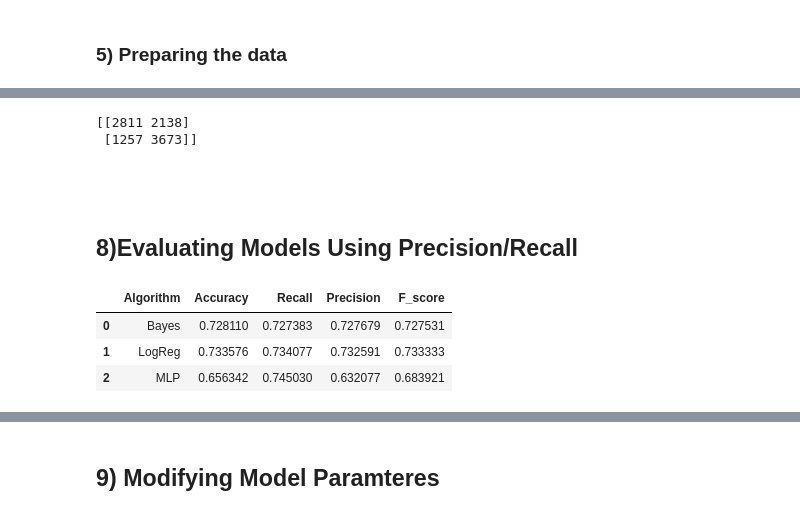
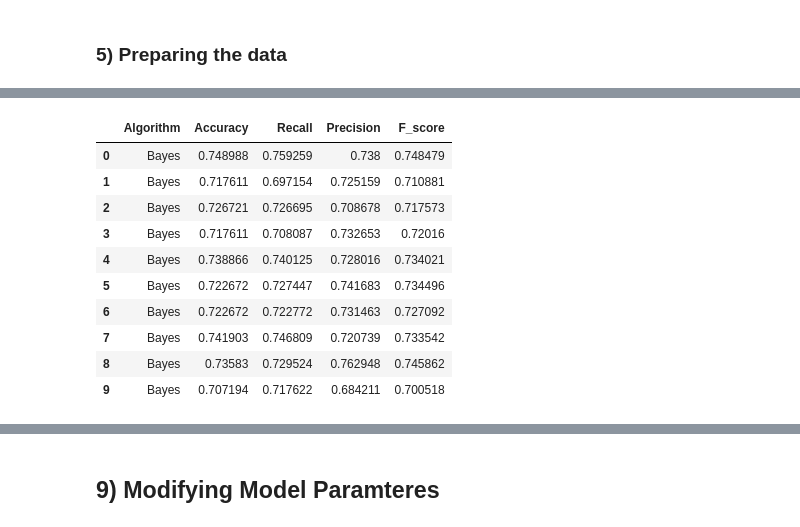
Before and after one commit to Asabe041/devoir1CSI4506, a Jupyter notebook: LeagueOfLegendsMLNoteBook.ipynb, the cells around one changed output, grey strips where cells are left out. Saved outputs shown, nothing was run; the diff lists cells and outputs as text; code cells hidden in the pictures.

```diff
--- a/LeagueOfLegendsMLNoteBook.ipynb
+++ b/LeagueOfLegendsMLNoteBook.ipynb
@@ -537,5 +534,36 @@ def get_metrics(algorithm, y_test, y_pred):
 # %%
 gnb = GaussianNB()
-predictedNB = cross_val_predict(gnb, features, target, cv=cv, n_jobs=1)
+LR = LogisticRegression()
+MLP = MLPClassifier()
+#setting up new table
+modelsGNB = pd.DataFrame(columns=['Algorithm', 'Accuracy', 'Recall', 'Precision', 'F_score'])
+#setting up new table
+modelsLR = pd.DataFrame(columns=['Algorithm', 'Accuracy', 'Recall', 'Precision', 'F_score'])
+#setting up new table
+modelsMLP = pd.DataFrame(columns=['Algorithm', 'Accuracy', 'Recall', 'Precision', 'F_score'])
 
-print(confusion_matrix(target, predictedNB))
+for train_index , test_index in cv.split(features):
+    X_train , X_test = features[train_index,:],features[test_index,:]
+    y_train , y_test = target[train_index] , target[test_index]
+
+
+    gnb.fit(X_train,y_train)
+    pred_values_GNB = gnb.predict(X_test)
+
+
+    LR.fit(X_train,y_train)
+    pred_values_LR = LR.predict(X_test)
+
+    MLP.fit(X_train,y_train)
+    pred_values_MLP = MLP.predict(X_test)
+
+
+    algorithm, accuracy, recall, precision, f_score = get_metrics('Bayes', y_test, pred_values_GNB)
+    modelsGNB = modelsGNB.append({'Algorithm': algorithm, 'Accuracy': accuracy, 'Recall': recall, 'Precision': precision, 'F_score': f_score}, ignore_index=True)
+
+    algorithm, accuracy, recall, precision, f_score = get_metrics('LogReg', y_test, pred_values_LR)
+    modelsLR = modelsLR.append({'Algorithm': algorithm, 'Accuracy': accuracy, 'Recall': recall, 'Precision': precision, 'F_score': f_score}, ignore_index=True)
+
+
+    algorithm, accuracy, recall, precision, f_score = get_metrics('MLP', y_test, pred_values_MLP)
+    modelsMLP = modelsMLP.append({'Algorithm': algorithm, 'Accuracy': accuracy, 'Recall': recall, 'Precision': precision, 'F_score': f_score}, ignore_index=True)
@@ -576,9 +569,0 @@ models = models.append({'Algorithm': algorithm, 'Accuracy': accuracy, 'Recall':
-# %%
-# Train and predict multi-layer perceptron model
-MLP = MLPClassifier()
-predictedMLP = cross_val_predict(MLP, features, target, cv=cv, n_jobs=1)
-
-print(confusion_matrix(target, predictedMLP))
-# %% [output]
-[[2811 2138]
- [1257 3673]]
@@ -589,11 +570,14 @@ models = models.append({'Algorithm': algorithm, 'Accuracy': accuracy, 'Recall':
-# %% [markdown]
-##
-# %% [markdown]
-## 8)Evaluating Models Using Precision/Recall
-# %%
-models
-# %% [output]
-|  | Algorithm | Accuracy | Recall | Precision | F_score |
-| 0 | Bayes | 0.728110 | 0.727383 | 0.727679 | 0.727531 |
-| 1 | LogReg | 0.733576 | 0.734077 | 0.732591 | 0.733333 |
-| 2 | MLP | 0.656342 | 0.745030 | 0.632077 | 0.683921 |
+# %%
+modelsGNB
+# %% [output]
+|  | Algorithm | Accuracy | Recall | Precision | F_score |
+| 0 | Bayes | 0.748988 | 0.759259 | 0.738 | 0.748479 |
+| 1 | Bayes | 0.717611 | 0.697154 | 0.725159 | 0.710881 |
+| 2 | Bayes | 0.726721 | 0.726695 | 0.708678 | 0.717573 |
+| 3 | Bayes | 0.717611 | 0.708087 | 0.732653 | 0.72016 |
+| 4 | Bayes | 0.738866 | 0.740125 | 0.728016 | 0.734021 |
+| 5 | Bayes | 0.722672 | 0.727447 | 0.741683 | 0.734496 |
+| 6 | Bayes | 0.722672 | 0.722772 | 0.731463 | 0.727092 |
+| 7 | Bayes | 0.741903 | 0.746809 | 0.720739 | 0.733542 |
+| 8 | Bayes | 0.73583 | 0.729524 | 0.762948 | 0.745862 |
+| 9 | Bayes | 0.707194 | 0.717622 | 0.684211 | 0.700518 |
```
Also changed, not shown: parts of 30 cells of this notebook.
